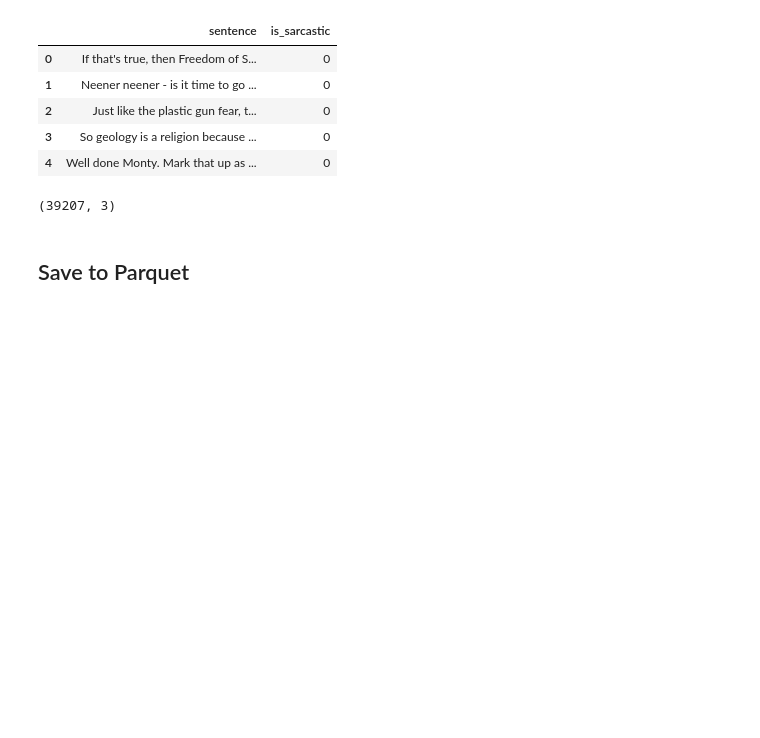
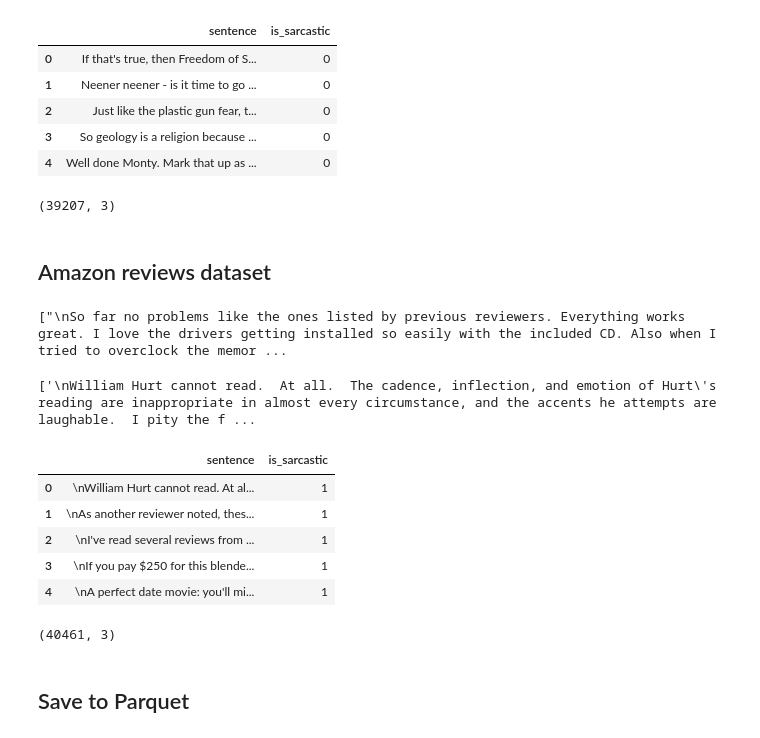
Before and after one commit to hugobouy/deep-learning-project, a Jupyter notebook: code/combine_datasets.ipynb, the cells around one changed output. Drawn from its saved outputs; the diff is of its cells as text; code cells hidden in the pictures; blank space fills up the shorter version.

Commit message:
Add amazon dataset to combined

```diff
--- a/code/combine_datasets.ipynb
+++ b/code/combine_datasets.ipynb
@@ -154,3 +161,5 @@ combined_df = pd.concat([combined_df, sarcasm_corpus_v2_df], ignore_index=True)
 print(combined_df.shape)
 # %% [output]
 (39207, 3)
+# %% [markdown]
+## Amazon reviews dataset
@@ -157,3 +169,62 @@ print(combined_df.shape)
+# %%
+regular_txt_files: list[str] = [
+    f for f in os.listdir(SARCASM_AMAZON_REVIEWS_REGULAR_DIR_PATH) if f.endswith(".txt")
+]
+
+regular_reviews: list[str] = []
+
+for txt_file in regular_txt_files:
+    with open(
+        os.path.join(SARCASM_AMAZON_REVIEWS_REGULAR_DIR_PATH, txt_file),
+        mode="r",
+        encoding="ascii",
+        errors="ignore",
+    ) as f:
+        content: str = f.read()
+        review: list[str] = re.findall(r"<REVIEW>(.*?)</REVIEW>", content, re.DOTALL)
+        regular_reviews.append(review[0]) if review else None
+
+print(regular_reviews[:10])
+# %% [output]
+["\nSo far no problems like the ones listed by previous reviewers. Everything works great. I love the drivers getting installed so easily with the included CD. Also when I tried to overclock the memor ...
+# %%
+ironic_txt_files: list[str] = [
+    f for f in os.listdir(SARCASM_AMAZON_REVIEWS_IRONIC_DIR_PATH) if f.endswith(".txt")
+]
+
+ironic_reviews: list[str] = []
+
+for txt_file in ironic_txt_files:
+    with open(
+        os.path.join(SARCASM_AMAZON_REVIEWS_IRONIC_DIR_PATH, txt_file),
+        mode="r",
+        encoding="ascii",
+        errors="ignore",
+    ) as f:
+        content: str = f.read()
+        review: list[str] = re.findall(r"<REVIEW>(.*?)</REVIEW>", content, re.DOTALL)
+        ironic_reviews.append(review[0]) if review else None
+
+print(ironic_reviews[:10])
+# %% [output]
+['\nWilliam Hurt cannot read.  At all.  The cadence, inflection, and emotion of Hurt\'s reading are inappropriate in almost every circumstance, and the accents he attempts are laughable.  I pity the f ...
+# %%
+ironic_df = pd.DataFrame({"sentence": ironic_reviews, "is_sarcastic": 1})
+regular_df = pd.DataFrame({"sentence": regular_reviews, "is_sarcastic": 0})
+
+ironic_df.head()
+# %% [output]
+|  | sentence | is_sarcastic |
+| 0 | \nWilliam Hurt cannot read. At al... | 1 |
+| 1 | \nAs another reviewer noted, thes... | 1 |
+| 2 | \nI've read several reviews from ... | 1 |
+| 3 | \nIf you pay $250 for this blende... | 1 |
+| 4 | \nA perfect date movie: you'll mi... | 1 |
+# %%
+combined_df = pd.concat([combined_df, ironic_df, regular_df], ignore_index=True)
+combined_df.shape
+# %% [output]
+(40461, 3)
 # %% [markdown]
 ## Save to Parquet
 # %%
```
Also changed, not shown: parts of 2 cells of this notebook, 1 other file.
